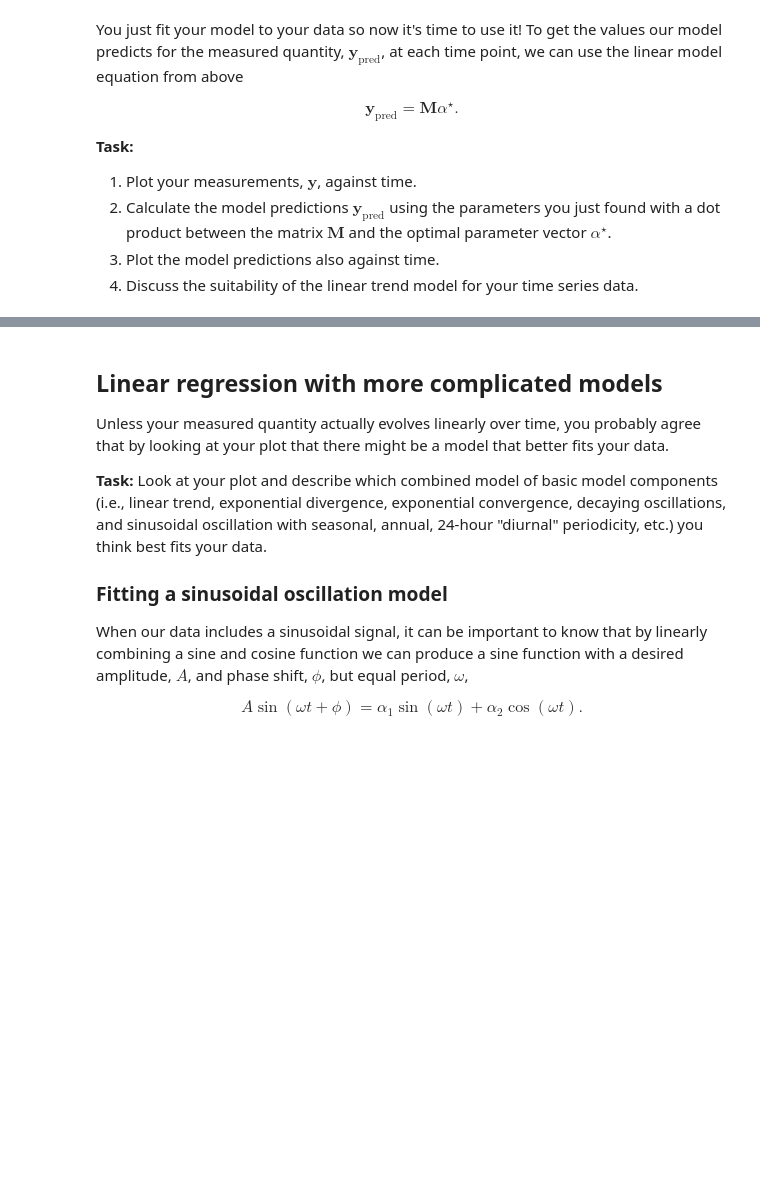
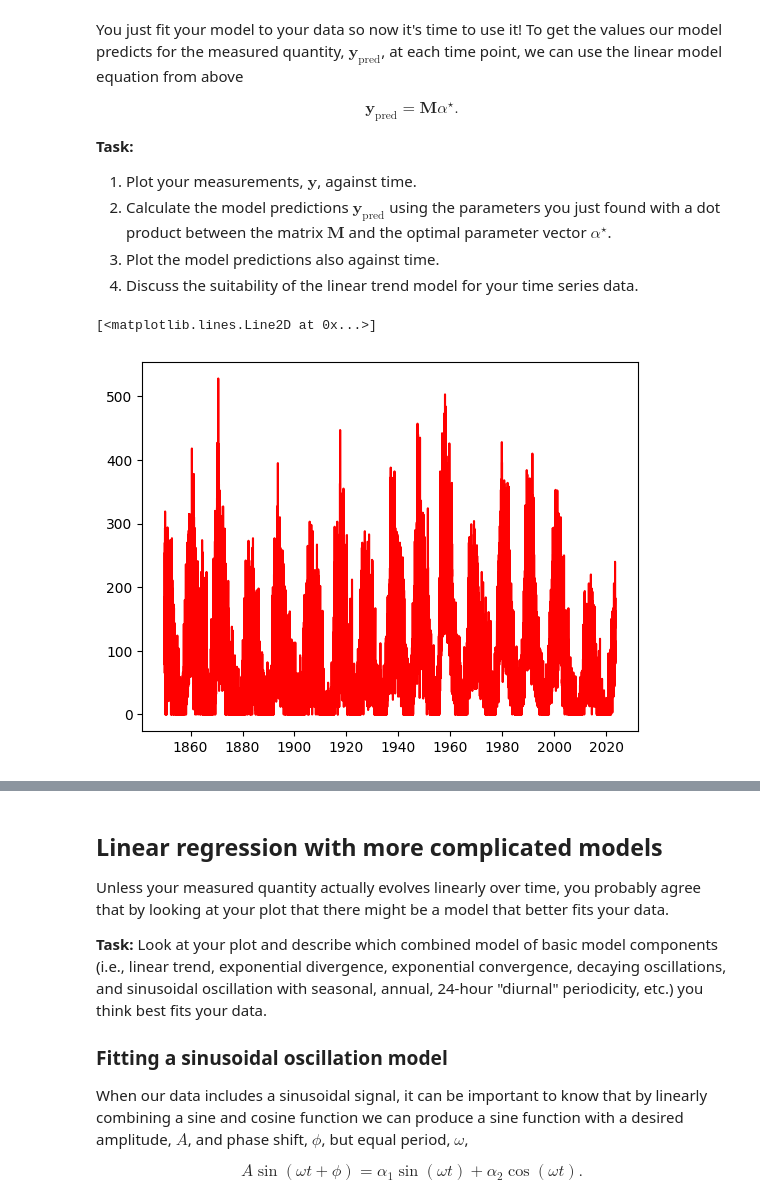
Before and after one commit to DanilGutak/Quantitative-analysis-of-time-series-and-population-data, a Jupyter notebook: exercise2.ipynb, the cells around one changed output, grey strips where cells are left out. Saved outputs shown, nothing was run; the diff lists cells and outputs as text; code cells hidden in the pictures; blank space fills up the shorter version.

```diff
--- a/exercise2.ipynb
+++ b/exercise2.ipynb
@@ -129,4 +129,6 @@ Before you continue, please check the following points:
 Of course, you may copy and look up any code from exercise 1.
 # %%
 # TODO
-mydata = pd.read_csv(...)
+mydata = pd.read_csv("daily_sunspots_time_series_1850_2023.csv", index_col="date")
+mydata.index = pd.to_datetime(mydata.index)
+mydata.index
@@ -173,0 +196,5 @@ $$
+# %%
+plt.plot(mydata['counts'], color ='red') #1
+# %% [output]
+[<matplotlib.lines.Line2D at 0x...>]
+[figure, added]
```
Also changed, not shown: parts of 14 cells of this notebook, 3 other files.
